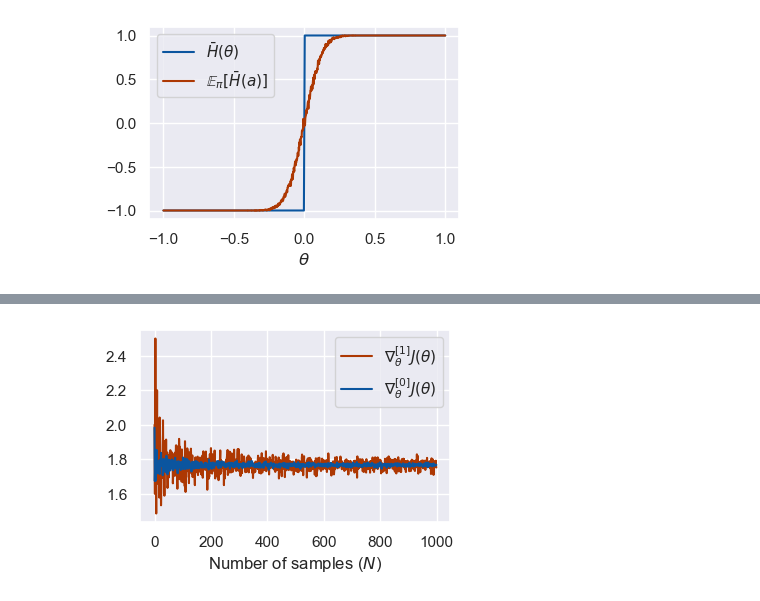
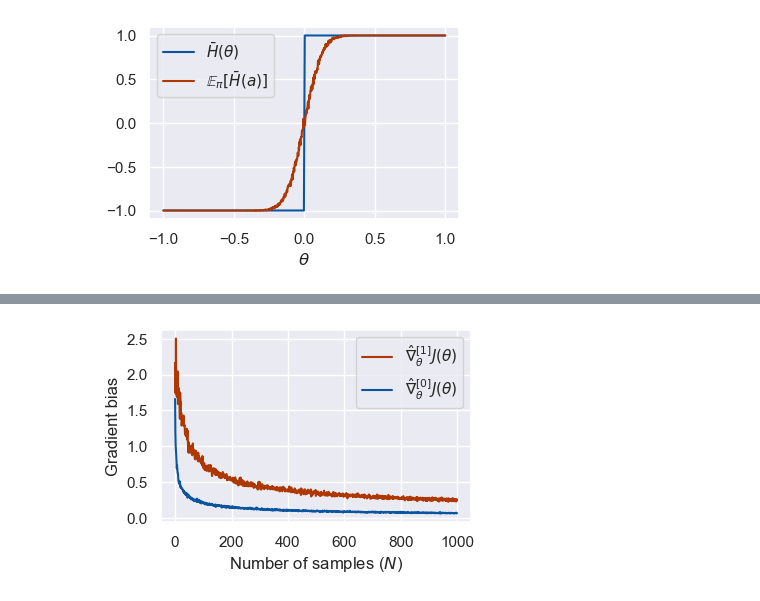
Before and after one commit to NVlabs/DiffRL, a Jupyter notebook: heaviside/heaviside.ipynb, the cells around one changed output, grey strips where cells are left out. Saved outputs shown, nothing was run; the diff lists cells and outputs as text; code cells hidden in the pictures.

```diff
--- a/heaviside/heaviside.ipynb
+++ b/heaviside/heaviside.ipynb
@@ -12,0 +35,16 @@ oranges = sns.color_palette("Oranges")
+# %%
+# used for ZOBG
+def H(x):
+    out = np.zeros_like(x)
+    out[x>=0] = 1.0
+    return out
+
+# used for FOBG
+def H_grad(x):
+    out = np.zeros_like(x)
+    out[out==0.0] == np.inf
+    return out
+
+# Gradient of expectation of H
+def grad_expect_H(x, sigma):
+    return 1/sigma/np.sqrt(2*np.pi)*np.exp(-0.5*(x**2/sigma**2))
@@ -13,4 +141,6 @@ oranges = sns.color_palette("Oranges")
 # %%
+from scipy.special import erf
+
 def H(x, v):
     out = 2*x/v
     out[x<-v/2] = -1
@@ -20,11 +150,21 @@ def H(x, v):
 def H_grad(xx, v, sigma):
     return 1/sigma/np.sqrt(2*np.pi) * np.exp(-np.power((v/2 - xx),2))
 
-def H_grad2(x, v, sigma):
+def H_grad2(x, v):
     out = np.ones_like(x)*2/v
     out[x<-v/2] = 0
     out[x>v/2] = 0
     return out
+
+def H_true_grad(x,v,sigma):
+    a = 1/np.sqrt(2*np.pi)/sigma *np.exp(-(2*x+v)**2/8/sigma**2) + 1/np.sqrt(2*np.pi)/sigma *np.exp(-(-2*x+v)**2/8/sigma**2)
+    b = 1/v * erf((v-2*x)/2/np.sqrt(2)/sigma)
+    c = 1/v * erf((v+2*x)/2/np.sqrt(2)/sigma)
+    d = -1/v/sigma*np.sqrt(2/np.pi) * x * np.exp(-(v-2*x)**2/8/sigma**2)
+    e = 1/v/sigma*np.sqrt(2/np.pi) * x * np.exp(-(v+2*x)**2/8/sigma**2)
+    f = -np.sqrt(1/2/np.pi)/sigma/v *np.exp(-(v-2*x)**(1/4/sigma**2)) * (v-2*x)**(1/4/sigma**2-1)
+    j = -np.sqrt(1/2/np.pi)/sigma/v *np.exp(-(v+2*x)**(1/4/sigma**2)) * (v+2*x)**(1/4/sigma**2-1)
+    return a #+b +c + d + e + f + j
 # %%
 v=0.005
 sigma = 0.1
@@ -80,30 +218,37 @@ plt.tight_layout()
 # %%
 np.random.seed(0)
 
+N = 1000
+
 # True gradients
-true_grad = H_grad2(xx, v, sigma)
+true_grad = H_true_grad(xx, v, sigma)
 baseline = H(xx, v)
 
 plt.figure(figsize=(4,2.5))
 
 # ZOBG gradient estimation
 zobg_bias = np.zeros(N)
 fobg_bias = np.zeros(N)
+zobg_var = np.zeros(N)
+fobg_var = np.zeros(N)
 for n in tqdm(range(1,N+1)):
     zobg = np.zeros_like(xx)
     fobg = np.zeros_like(xx)
     for i in range(len(xx)):
         w = np.random.normal(0.0, sigma, n)
         zobg[i] = np.mean(1/sigma**2 * (H(xx[i]+w,v) - baseline[i])*w)
-        fobg[i] = np.mean(H_grad2(xx[i]+w, v, sigma))
+        fobg[i] = np.mean(H_grad2(xx[i]+w, v))
     zobg_bias[n-1] = np.mean(np.abs(zobg - true_grad))
+    zobg_var[n-1] = np.var(zobg)
     fobg_bias[n-1] = np.mean(np.abs(fobg - true_grad))
+    fobg_var[n-1] = np.var(fobg)
 
-plt.plot(np.arange(N), fobg_bias, c=oranges[-1], label=r"$\nabla_{\theta}^{[1]} J(\theta)$")
-plt.plot(np.arange(N), zobg_bias, c=blues[-1], label=r"$\nabla_{\theta}^{[0]} J(\theta)$")
+plt.plot(np.arange(N), fobg_bias, c=oranges[-1], label=r"$\hat{\nabla}_{\theta}^{[1]} J(\theta)$")
+plt.plot(np.arange(N), zobg_bias, c=blues[-1], label=r"$\hat{\nabla}_{\theta}^{[0]} J(\theta)$")
 plt.legend()
 plt.xlabel(r"Number of samples ($N$)")
+plt.ylabel("Gradient bias")
 # plt.tight_layout()
 plt.savefig("soft_heaviside_bias.pdf", bbox_inches='tight')
 # %% [output]
-[figure, old version]
+[figure, new version]
```
Also changed, not shown: parts of 7 cells of this notebook, 2 other files.
